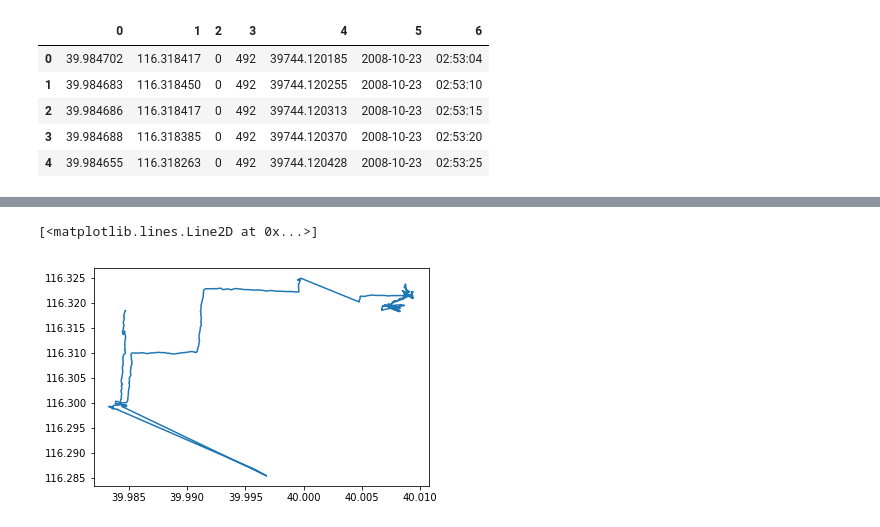
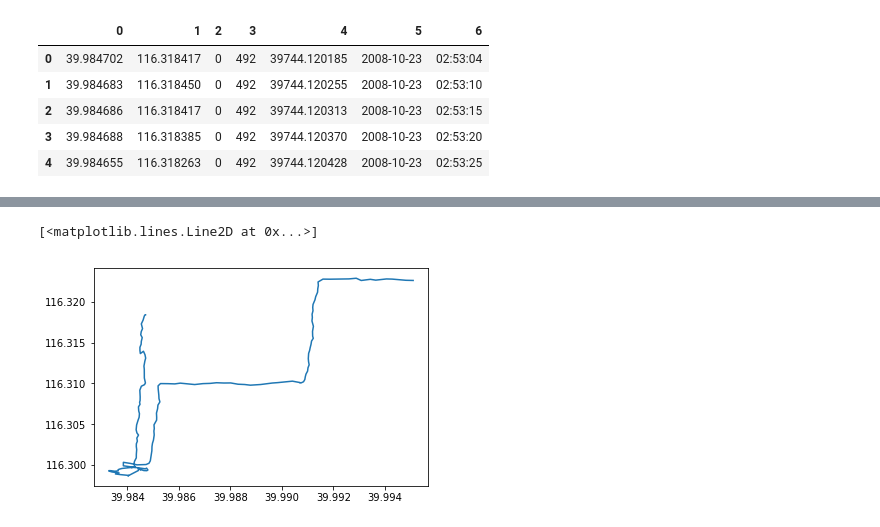
Before and after one commit to shengcode/CSE523, a Jupyter notebook: test.ipynb, the cells around one changed output, grey strips where cells are left out. Saved outputs shown, nothing was run; the diff lists cells and outputs as text; code cells hidden in the pictures.

Commit message:
trajectory partition.

```diff
--- a/test.ipynb
+++ b/test.ipynb
@@ -43,13 +52,3 @@ def angular_distance(x, y):
         return np.linalg.norm(x[1]-x[0])
     else:
         return dist
-# %%
-# MDL cost
-def mdl(model, data):
-    # L(H) model cost
-    lh = np.norm(model[0]-model[1])
-    # L(D|H)
-    ldh = 0
-    for i in range(len(data)-1):
-        ldh = ldh + vertical_distance(model, (data[i], data[i+1]))+angular_distance(model, (data[i], data[i+1]))
-    return lh + ldh
@@ -56,12 +84,22 @@ def mdl(model, data):
 # %%
 ## MDL partition algorithm
 def mdl_partition(path):
-    partition_set = set(path[0])
+    partition_set = [path[0]]
     start_index = 0
     length = 1
-    while start_index+length < len(path):
+    while start_index + length < len(path):
         curr_index = start_index + length
         # MDL cost if curr_index is included as a characteristic point
-        mdlparcost=mdl((path[start_index], path[curr_index]), path[start_index:curr_index+1])
-        mdlnoparcost=mdl((path[start_index], path[len(path)-1]), path[start_index:curr_index+1])
+        mdlparcost=mdl(path[start_index:curr_index+1], (0, curr_index-start_index))
+        # no partition, segmented line
+        mdlnoparcost=mdl(path[start_index:curr_index+1], np.arange(curr_index-start_index+1))
         if mdlparcost > mdlnoparcost:
+            partition_set = partition_set + [path[curr_index-1]]
+            start_index = curr_index-1
+            length = 1
+        else:
+            length = length + 1
+    partition_set = partition_set + [path[len(path)-1]]
+    return partition_set
+# %%
+partitions=(np.array(mdl_partition(x[[0,1]].values[:400])))
@@ -68,5 +113,5 @@ def mdl_partition(path):
 # %%
-plt.plot(x[0], x[1])
+plt.plot(partitions[:, 0], partitions[:, 1])
 # %% [output]
 [<matplotlib.lines.Line2D at 0x...>]
-[figure, old version]
+[figure, new version]
```
Also changed, not shown: parts of 7 cells of this notebook, 1 other file.
